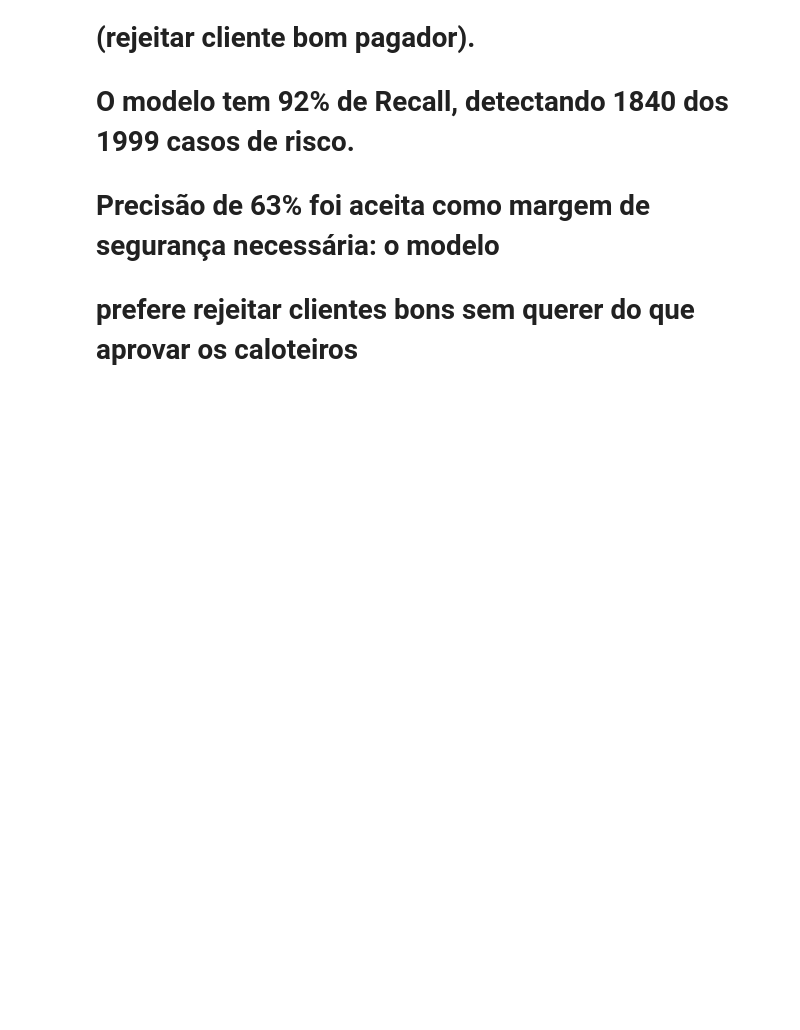
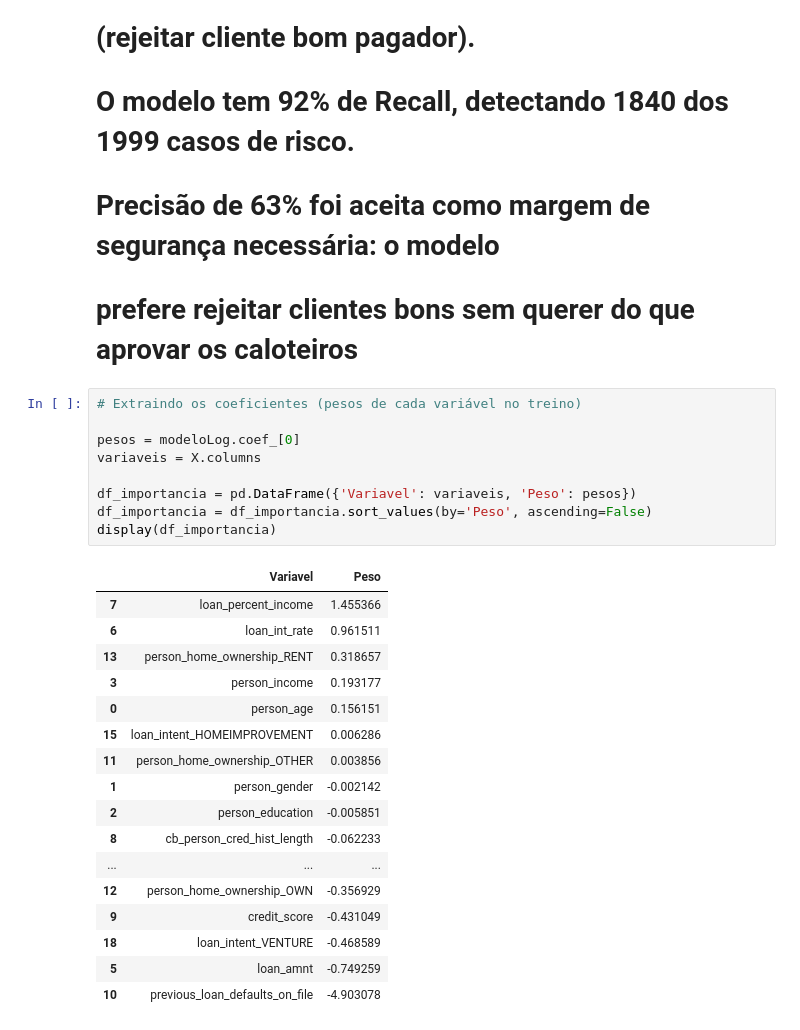
Before and after one commit to PGrojpen/seminario-multivariada-loan, a Jupyter notebook: analise_loan.ipynb, the cells around one changed output. Cells and saved outputs as stored; diff of their text form; blank space fills up the shorter version.

```diff
--- a/analise_loan.ipynb
+++ b/analise_loan.ipynb
@@ -182,3 +182,30 @@ weighted avg       0.90      0.86      0.87      8998
 # O modelo tem 92% de Recall, detectando 1840 dos 1999 casos de risco.
 # Precisão de 63% foi aceita como margem de segurança necessária: o modelo
 # prefere rejeitar clientes bons sem querer do que aprovar os caloteiros
+# %%
+# Extraindo os coeficientes (pesos de cada variável no treino)
+
+pesos = modeloLog.coef_[0]
+variaveis = X.columns
+
+df_importancia = pd.DataFrame({'Variavel': variaveis, 'Peso': pesos})
+df_importancia = df_importancia.sort_values(by='Peso', ascending=False)
+display(df_importancia)
+# %% [output]
+|  | Variavel | Peso |
+| 7 | loan_percent_income | 1.455366 |
+| 6 | loan_int_rate | 0.961511 |
+| 13 | person_home_ownership_RENT | 0.318657 |
+| 3 | person_income | 0.193177 |
+| 0 | person_age | 0.156151 |
+| 15 | loan_intent_HOMEIMPROVEMENT | 0.006286 |
+| 11 | person_home_ownership_OTHER | 0.003856 |
+| 1 | person_gender | -0.002142 |
+| 2 | person_education | -0.005851 |
+| 8 | cb_person_cred_hist_length | -0.062233 |
+| ... | ... | ... |
+| 12 | person_home_ownership_OWN | -0.356929 |
+| 9 | credit_score | -0.431049 |
+| 18 | loan_intent_VENTURE | -0.468589 |
+| 5 | loan_amnt | -0.749259 |
+| 10 | previous_loan_defaults_on_file | -4.903078 |
```
Also changed, not shown: parts of 1 cell of this notebook.
